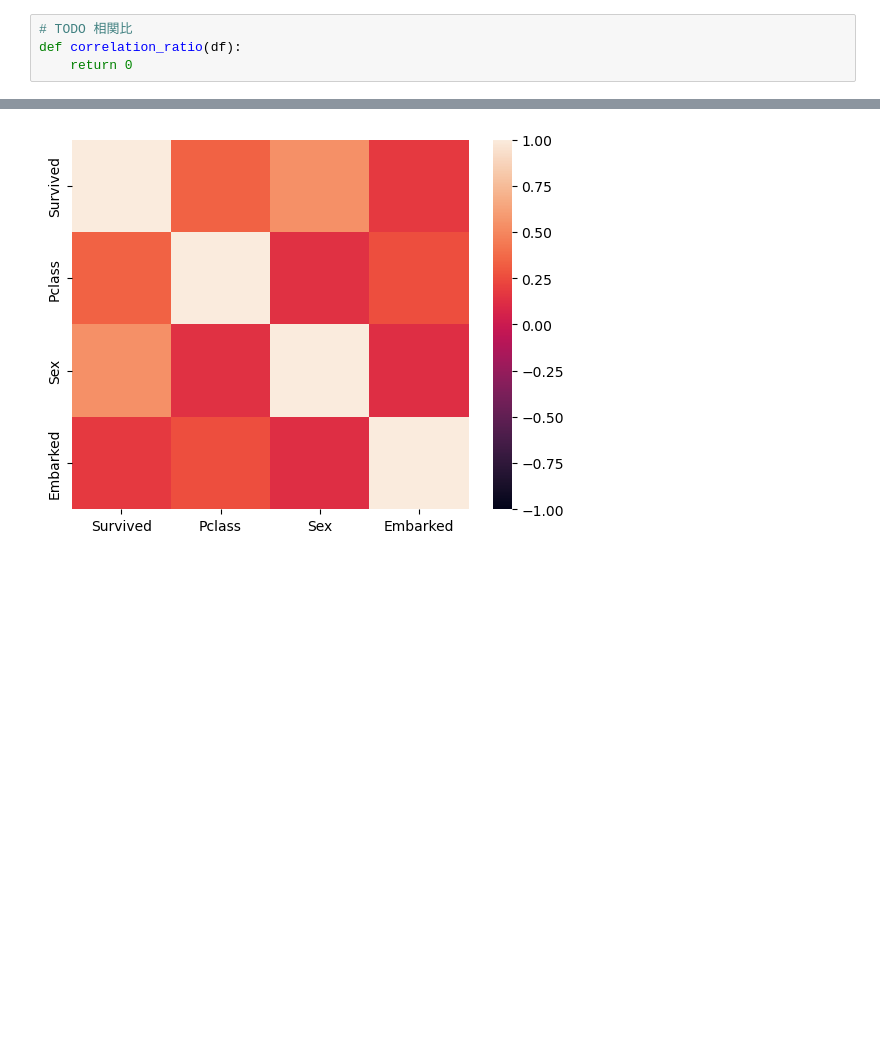
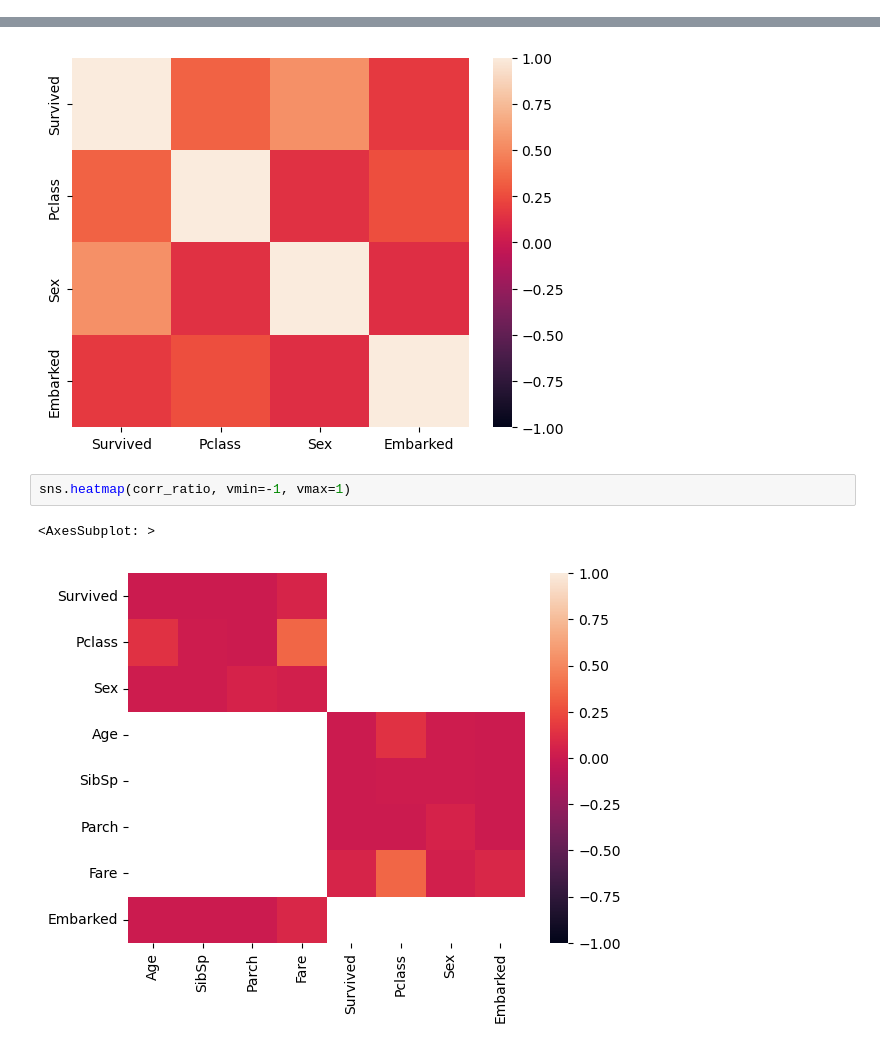
Before and after one commit to kuru-bushi/MyTool, a Jupyter notebook: statistics/correction_01.ipynb, the cells around one changed output, grey strips where cells are left out. Saved outputs shown, nothing was run; the diff lists cells and outputs as text; blank space fills up the shorter version.

```diff
--- a/statistics/correction_01.ipynb
+++ b/statistics/correction_01.ipynb
@@ -23,7 +11,3 @@ def cramer_coefficient(df):
-# %%
-# TODO 相関比
-def correlation_ratio(df):
-    return 0
 # %%
 import pandas as pd
 import numpy as np
@@ -146,3 +155,8 @@ sns.heatmap(corr_cramer, vmin=-1, vmax=1)
 # %% [output]
 <AxesSubplot: >
 [figure]
+# %%
+sns.heatmap(corr_ratio, vmin=-1, vmax=1)
+# %% [output]
+<AxesSubplot: >
+[figure, added]
```
Also changed, not shown: parts of 8 cells of this notebook, 5 other files.
